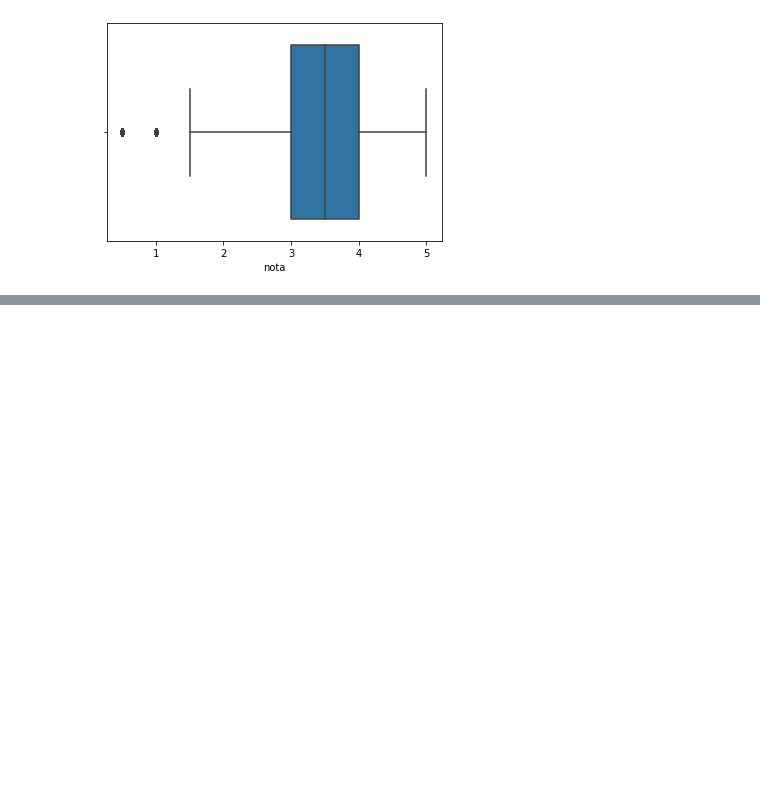
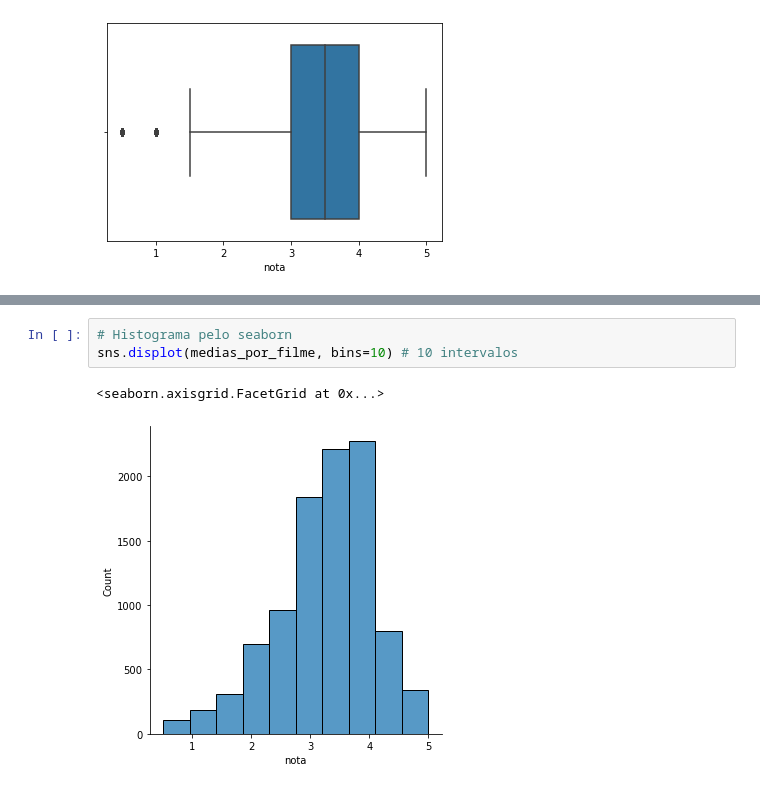
Before and after one commit to J-Neto/distribuicao-notas-analise-exploratoria, a Jupyter notebook: dist-notas.ipynb, the cells around one changed output, grey strips where cells are left out. Drawn from its saved outputs; the diff is of its cells as text; blank space fills up the shorter version.

```diff
--- a/dist-notas.ipynb
+++ b/dist-notas.ipynb
@@ -91,0 +181,6 @@ sns.boxplot(notas.nota)
+# %%
+# Histograma pelo seaborn
+sns.displot(medias_por_filme, bins=10) # 10 intervalos
+# %% [output]
+<seaborn.axisgrid.FacetGrid at 0x...>
+[figure, added]
```
Also changed, not shown: parts of 12 cells of this notebook.
